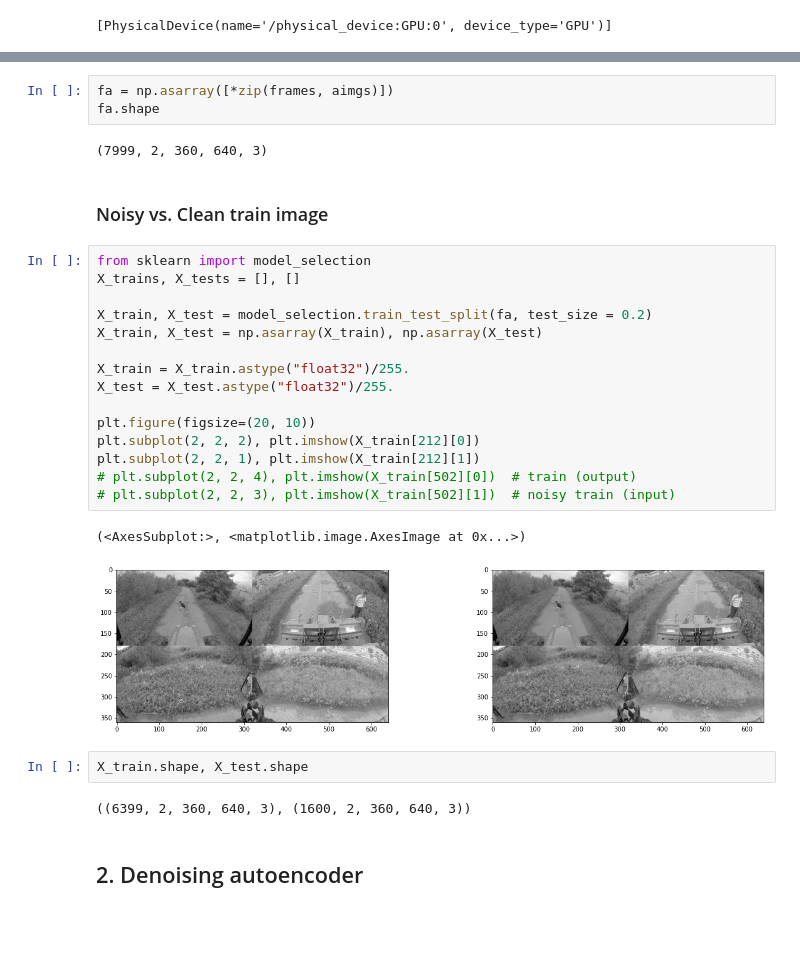
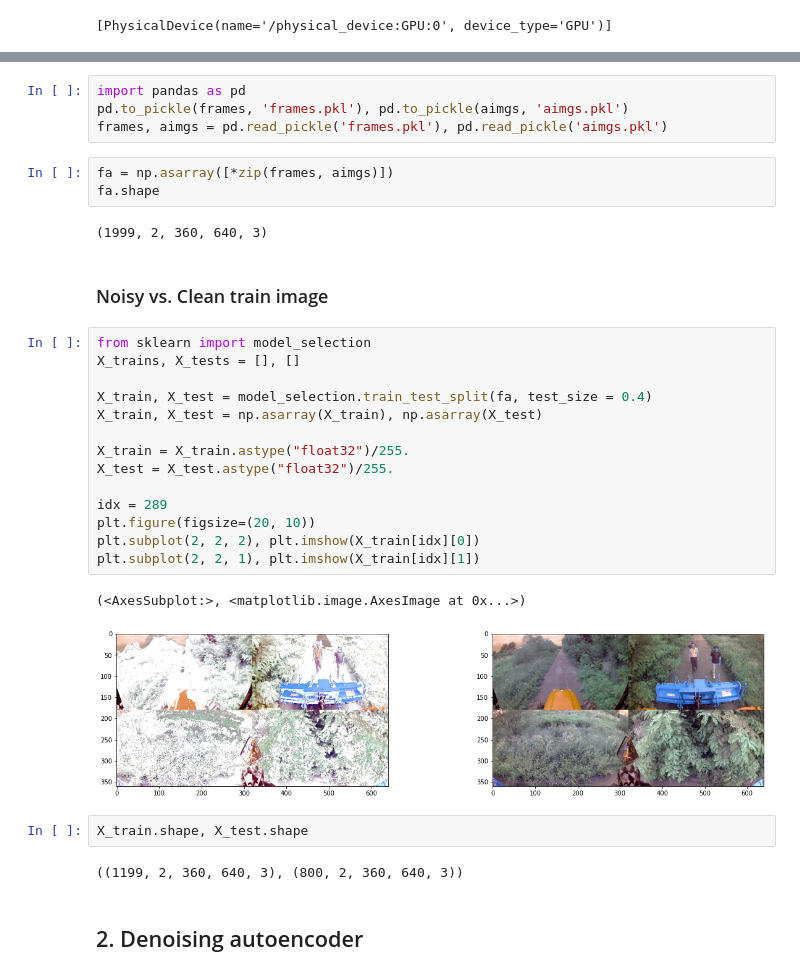
Before and after one commit to jaehochang92/Autoencoders, a Jupyter notebook: AED.ipynb, the cells around one changed output, grey strips where cells are left out. Saved outputs shown, nothing was run; the diff lists cells and outputs as text; blank space fills up the shorter version.

```diff
--- a/AED.ipynb
+++ b/AED.ipynb
@@ -104,32 +63,35 @@ Resize(name=UnnamedResize, parameters=[(Deterministic(int 360), Deterministic(in
+# %%
+import pandas as pd
+pd.to_pickle(frames, 'frames.pkl'), pd.to_pickle(aimgs, 'aimgs.pkl')
+frames, aimgs = pd.read_pickle('frames.pkl'), pd.read_pickle('aimgs.pkl')
 # %%
 fa = np.asarray([*zip(frames, aimgs)])
 fa.shape
 # %% [output]
-(7999, 2, 360, 640, 3)
+(1999, 2, 360, 640, 3)
 # %% [markdown]
 ### Noisy vs. Clean train image
 # %%
 from sklearn import model_selection
 X_trains, X_tests = [], []
 
-X_train, X_test = model_selection.train_test_split(fa, test_size = 0.2)
+X_train, X_test = model_selection.train_test_split(fa, test_size = 0.4)
 X_train, X_test = np.asarray(X_train), np.asarray(X_test)
 
 X_train = X_train.astype("float32")/255.
 X_test = X_test.astype("float32")/255.
 
+idx = 289
 plt.figure(figsize=(20, 10))
-plt.subplot(2, 2, 2), plt.imshow(X_train[212][0])
-plt.subplot(2, 2, 1), plt.imshow(X_train[212][1])
-# plt.subplot(2, 2, 4), plt.imshow(X_train[502][0])  # train (output)
-# plt.subplot(2, 2, 3), plt.imshow(X_train[502][1])  # noisy train (input)
+plt.subplot(2, 2, 2), plt.imshow(X_train[idx][0])
+plt.subplot(2, 2, 1), plt.imshow(X_train[idx][1])
 # %% [output]
 (<AxesSubplot:>, <matplotlib.image.AxesImage at 0x...>)
-[figure, old version]
+[figure, new version]
 # %%
 X_train.shape, X_test.shape
 # %% [output]
-((6399, 2, 360, 640, 3), (1600, 2, 360, 640, 3))
+((1199, 2, 360, 640, 3), (800, 2, 360, 640, 3))
 # %% [markdown]
 ## 2. Denoising autoencoder
 # %% [markdown]
```
Also changed, not shown: parts of 12 cells of this notebook, 4 other files.
